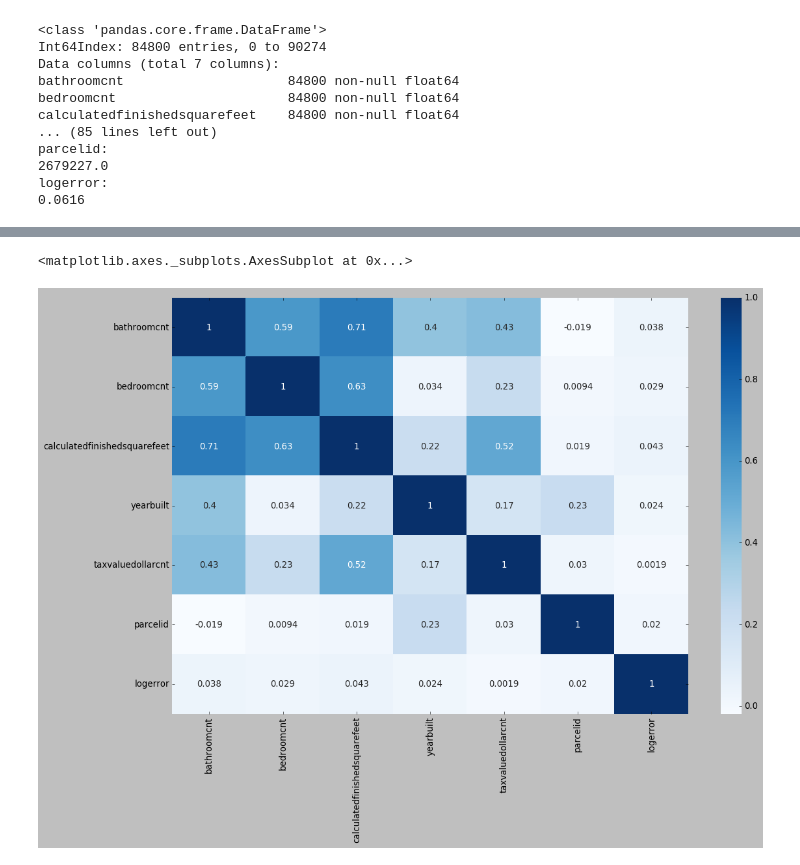
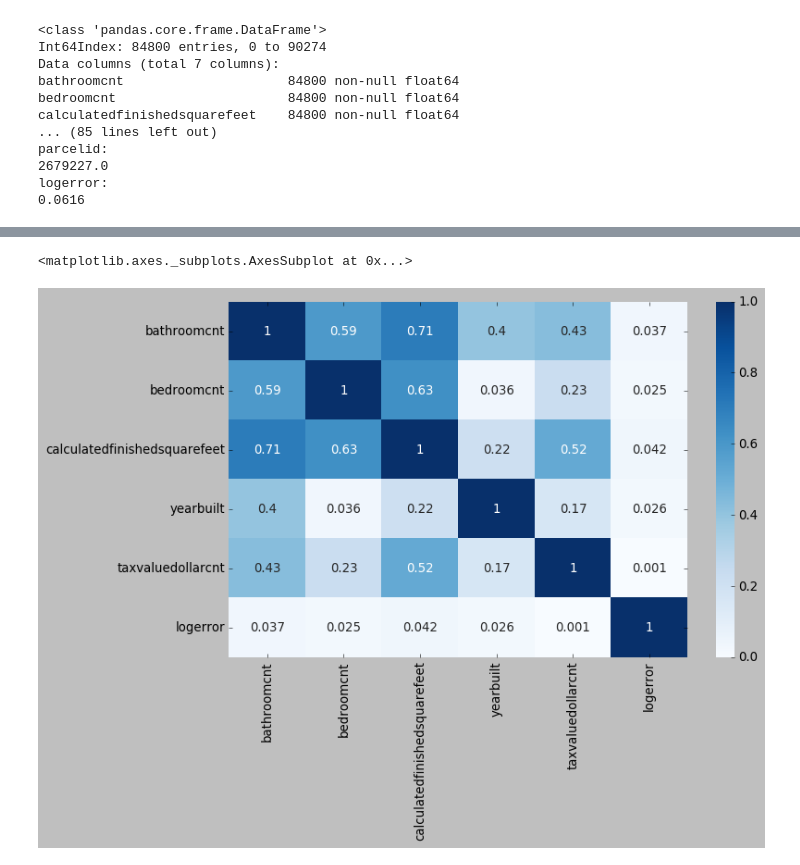
Before and after one commit to escalante-eric/codeup-ds-projects, a Jupyter notebook: Regression_Proj_EricEscalante.ipynb, the cells around one changed output, grey strips where cells are left out. Saved outputs shown, nothing was run; the diff lists cells and outputs as text; code cells hidden in the pictures.

```diff
--- a/Regression_Proj_EricEscalante.ipynb
+++ b/Regression_Proj_EricEscalante.ipynb
@@ -188,0 +244,9 @@ for i, col in enumerate(['bathroomcnt',
+# %%
+### Split data into training and test datasets
+X = df_fixed.drop(['logerror','parcelid'], axis=1)
+y = df_fixed[['logerror']]
+
+X_train, X_test, y_train, y_test = train_test_split(X, y, train_size=.80, random_state=0)
+
+train = pd.concat([X_train, y_train], axis=1)
+test = pd.concat([X_test, y_test], axis=1)
@@ -189,6 +280,7 @@ for i, col in enumerate(['bathroomcnt',
 # %%
-plt.figure(figsize=(16, 10))
-sns.heatmap(df_fixed.corr(), cmap='Blues', annot=True)
+### Create a heatmap of the correlation between each variable pair.
+plt.figure(figsize=(10,6))
+sns.heatmap(train.corr(), cmap='Blues', annot=True)
 # %% [output]
 <matplotlib.axes._subplots.AxesSubplot at 0x...>
-[figure, old version]
+[figure, new version]
```
Also changed, not shown: parts of 32 cells of this notebook.
